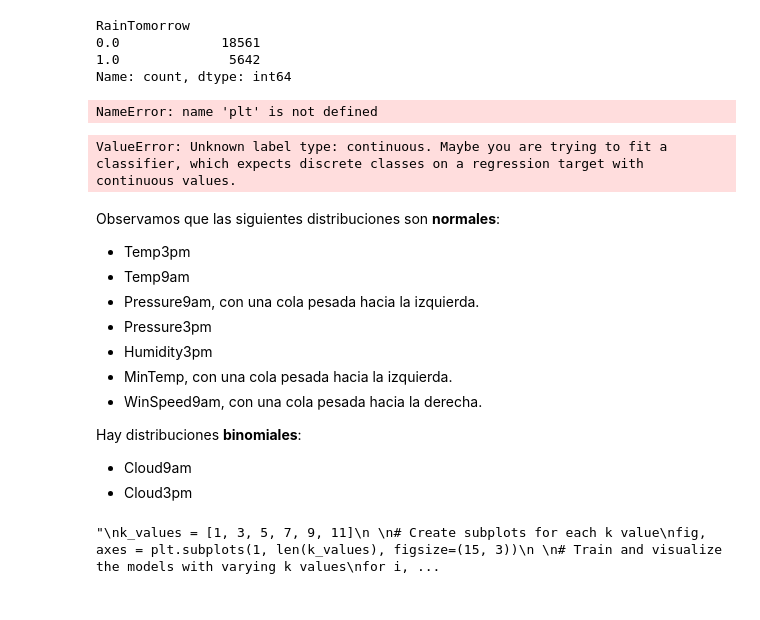
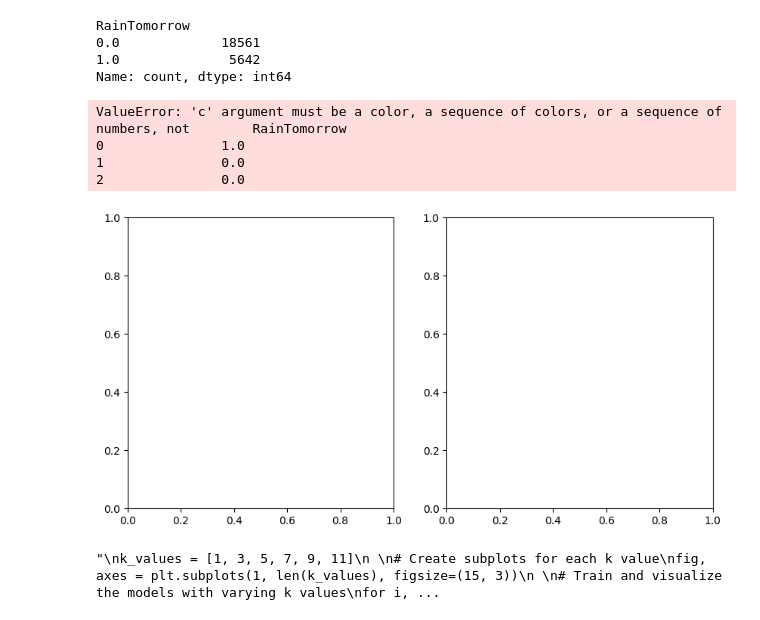
Before and after one commit to bpace1/AA1-TUIA-Crenna-Pace-SanchoAlmenar, a Jupyter notebook: TP-clasificacion-AA1.ipynb, the cells around one changed output. Saved outputs shown, nothing was run; the diff lists cells and outputs as text; code cells hidden in the pictures.

```diff
--- a/TP-clasificacion-AA1.ipynb
+++ b/TP-clasificacion-AA1.ipynb
@@ -419,9 +419,3 @@ RainTomorrow
 0.0             18561
 1.0              5642
 Name: count, dtype: int64
-# %%
-plt.bar(y_train)
-plt.title('Balanceo de variable respuesta')
-plt.xtitle('Llueve mañana')
-# %% [output]
-NameError: name 'plt' is not defined
@@ -428,13 +426,18 @@ NameError: name 'plt' is not defined
 # %%
 oversampler: RandomOverSampler = RandomOverSampler(random_state=42)
-X_resampled, y_resampled = oversampler.fit_resample(X_train, y_train)
-# %% [output]
-ValueError: Unknown label type: continuous. Maybe you are trying to fit a classifier, which expects discrete classes on a regression target with continuous values.
+# %%
+X_train_resampled, y_train_resampled = oversampler.fit_resample(X_train, y_train)
 # %%
 fig, ax = plt.subplots(1, 2, figsize=(10,5))
-ax[0].scatter(X_train[:, 0], X_train[:, 1], c=y_train, cmap=plt.cm.RdBu)
-ax[1].scatter(X_resampled[:, 0], X_resampled[:, 1], c=y_resampled, cmap=plt.cm.RdBu)
+ax[0].scatter(X_train.iloc[:, 0], X_train.iloc[:, 1], c=y_train, cmap=plt.cm.RdBu)
+ax[1].scatter(X_train_resampled.iloc[:, 0], X_train_resampled.iloc[:, 1], c=y_train_resampled, cmap=plt.cm.RdBu)
 plt.show()
+# %% [output]
+ValueError: 'c' argument must be a color, a sequence of colors, or a sequence of numbers, not        RainTomorrow
+0               1.0
+1               0.0
+2               0.0
+[figure, added]
 # %%
 numerical_float_columns: list[str] = X_train.select_dtypes(include=[np.number, 'float']).columns.to_list()
 # %%
@@ -457,16 +460,3 @@ for ax, col in zip(axes, numerical_float_columns):
 # Hide any unused subplots
 for i in range(len(numerical_float_columns), len(axes)):
     fig.delaxes(axes[i])
-# %% [markdown]
-Observamos que las siguientes distribuciones son **normales**:
- - Temp3pm
- - Temp9am
- - Pressure9am, con una cola pesada hacia la izquierda.
- - Pressure3pm
- - Humidity3pm
- - MinTemp, con una cola pesada hacia la izquierda.
- - WinSpeed9am, con una cola pesada hacia la derecha.
-
- Hay distribuciones **binomiales**:
-  - Cloud9am
-  - Cloud3pm
```
Also changed, not shown: parts of 5 cells of this notebook.
